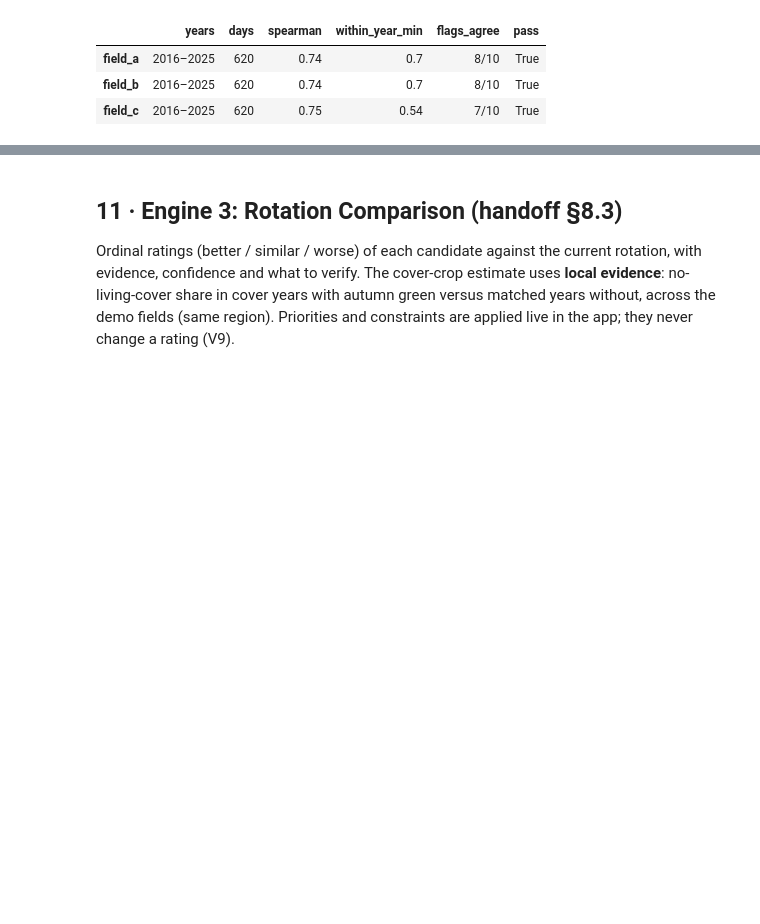
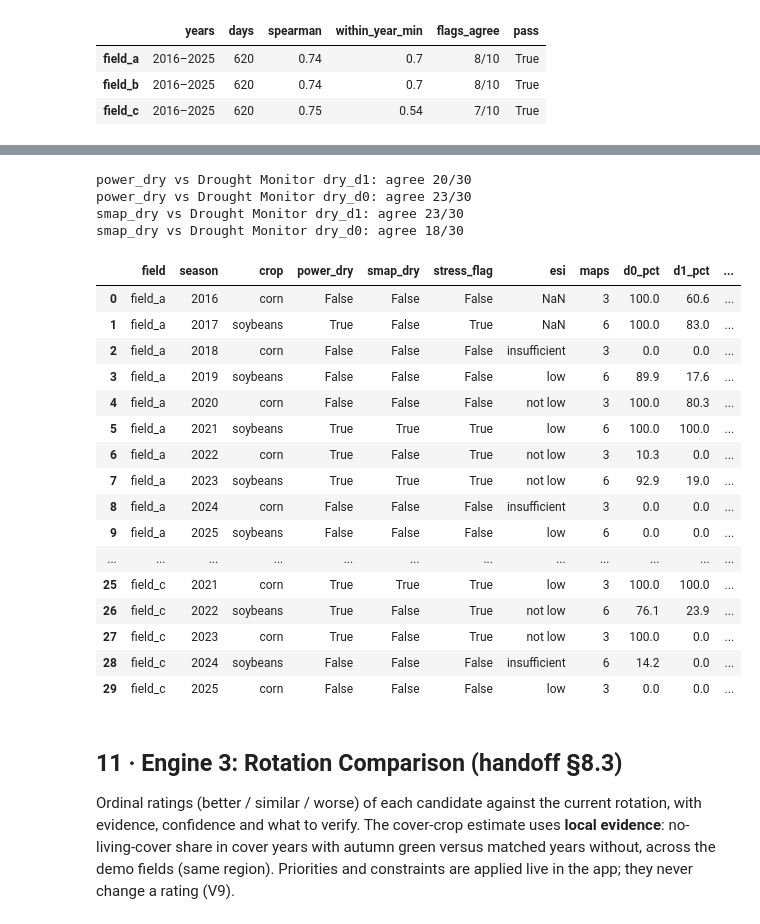
Before and after one commit to yisheng05/nasa, a Jupyter notebook: notebooks/01_precompute.ipynb, the cells around one changed output, grey strips where cells are left out. Saved outputs shown, nothing was run; the diff lists cells and outputs as text; code cells hidden in the pictures; blank space fills up the shorter version.

```diff
--- a/notebooks/01_precompute.ipynb
+++ b/notebooks/01_precompute.ipynb
@@ -452,3 +456,45 @@ pd.DataFrame(v11).T
+# %%
+from pipeline.config import USDM_COUNTY_FIPS
+from pipeline.sources import usdm
+
+dm = usdm.fetch(USDM_COUNTY_FIPS)
+v13 = []
+for fid, (st2, _) in e2_results.items():
+    for s in st2:
+        if not s.window_start:
+            continue
+        v13.append({"field": fid, "season": s.season, "crop": s.crop,
+                    "power_dry": s.dry_days >= E2.DRY_SHARE * s.window_days,
+                    "smap_dry": None if s.smap_dry_days is None else s.smap_dry_days >= E2.DRY_SHARE * s.window_days,
+                    "stress_flag": s.stress_flag, "esi": s.esi_status, **usdm.window_stats(dm, s.window_start, s.window_end)})
+v13 = pd.DataFrame(v13)
+v13.to_csv(PROCESSED / "v13_usdm_windows.csv", index=False)
+for col in ("power_dry", "smap_dry"):
+    for ref in ("dry_d1", "dry_d0"):
+        print(f"{col} vs Drought Monitor {ref}: agree {int((v13[col] == v13[ref]).sum())}/{len(v13)}")
+v13
+# %% [output]
+power_dry vs Drought Monitor dry_d1: agree 20/30
+power_dry vs Drought Monitor dry_d0: agree 23/30
+smap_dry vs Drought Monitor dry_d1: agree 23/30
+smap_dry vs Drought Monitor dry_d0: agree 18/30
+|  | field | season | crop | power_dry | smap_dry | stress_flag | esi | maps | d0_pct | d1_pct | ... |
+| 0 | field_a | 2016 | corn | False | False | False | NaN | 3 | 100.0 | 60.6 | ... |
+| 1 | field_a | 2017 | soybeans | True | False | True | NaN | 6 | 100.0 | 83.0 | ... |
+| 2 | field_a | 2018 | corn | False | False | False | insufficient | 3 | 0.0 | 0.0 | ... |
+| 3 | field_a | 2019 | soybeans | False | False | False | low | 6 | 89.9 | 17.6 | ... |
+| 4 | field_a | 2020 | corn | False | False | False | not low | 3 | 100.0 | 80.3 | ... |
+| 5 | field_a | 2021 | soybeans | True | True | True | low | 6 | 100.0 | 100.0 | ... |
+| 6 | field_a | 2022 | corn | True | False | True | not low | 3 | 10.3 | 0.0 | ... |
+| 7 | field_a | 2023 | soybeans | True | True | True | not low | 6 | 92.9 | 19.0 | ... |
+| 8 | field_a | 2024 | corn | False | False | False | insufficient | 3 | 0.0 | 0.0 | ... |
+| 9 | field_a | 2025 | soybeans | False | False | False | low | 6 | 0.0 | 0.0 | ... |
+| ... | ... | ... | ... | ... | ... | ... | ... | ... | ... | ... | ... |
+| 25 | field_c | 2021 | corn | True | True | True | low | 3 | 100.0 | 100.0 | ... |
+| 26 | field_c | 2022 | soybeans | True | False | True | not low | 6 | 76.1 | 23.9 | ... |
+| 27 | field_c | 2023 | corn | True | False | True | not low | 3 | 100.0 | 0.0 | ... |
+| 28 | field_c | 2024 | soybeans | False | False | False | insufficient | 6 | 14.2 | 0.0 | ... |
+| 29 | field_c | 2025 | corn | False | False | False | low | 3 | 0.0 | 0.0 | ... |
 # %% [markdown]
 ## 11 · Engine 3: Rotation Comparison (handoff §8.3)
 
```
Also changed, not shown: parts of 2 cells of this notebook, 18 other files.
